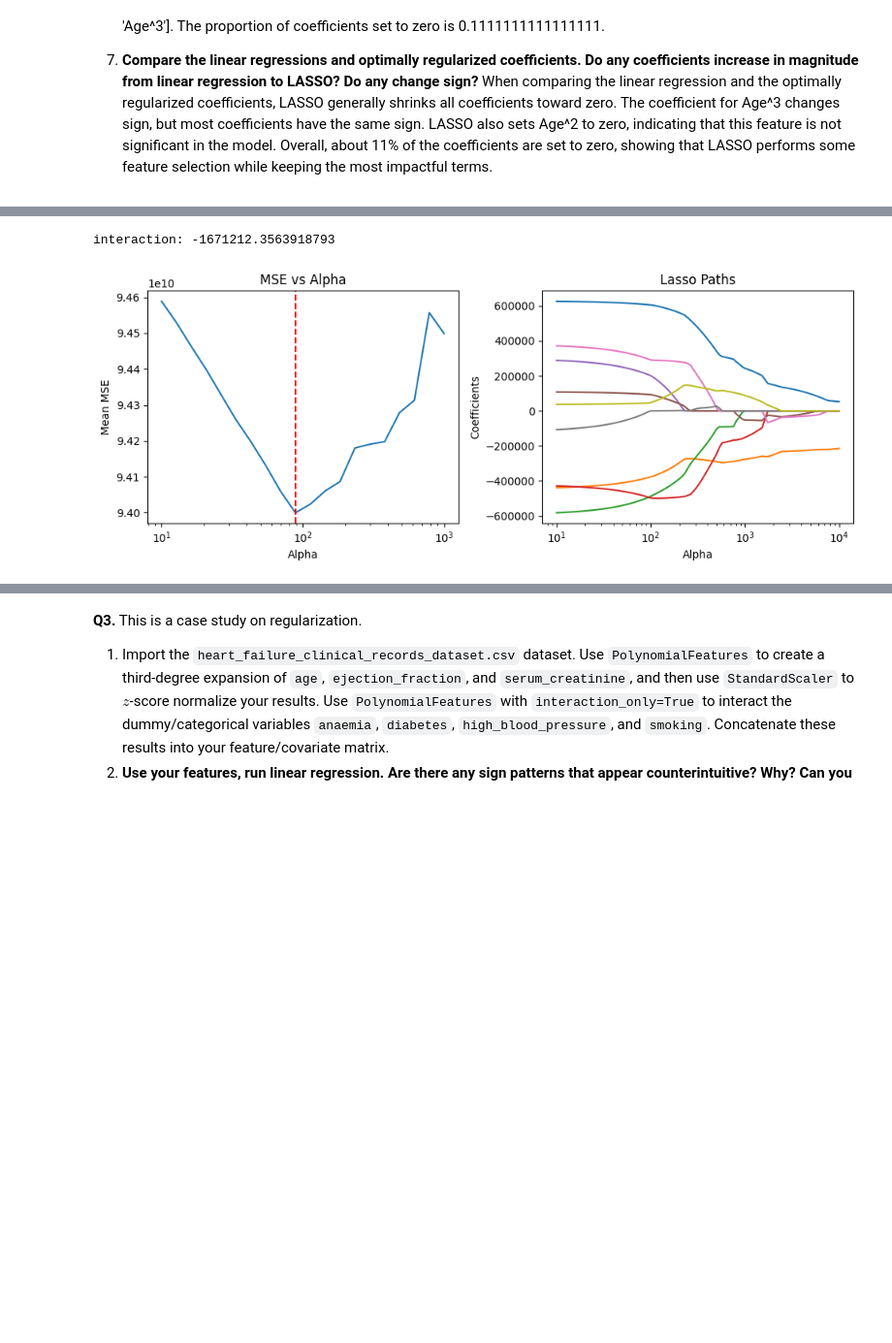
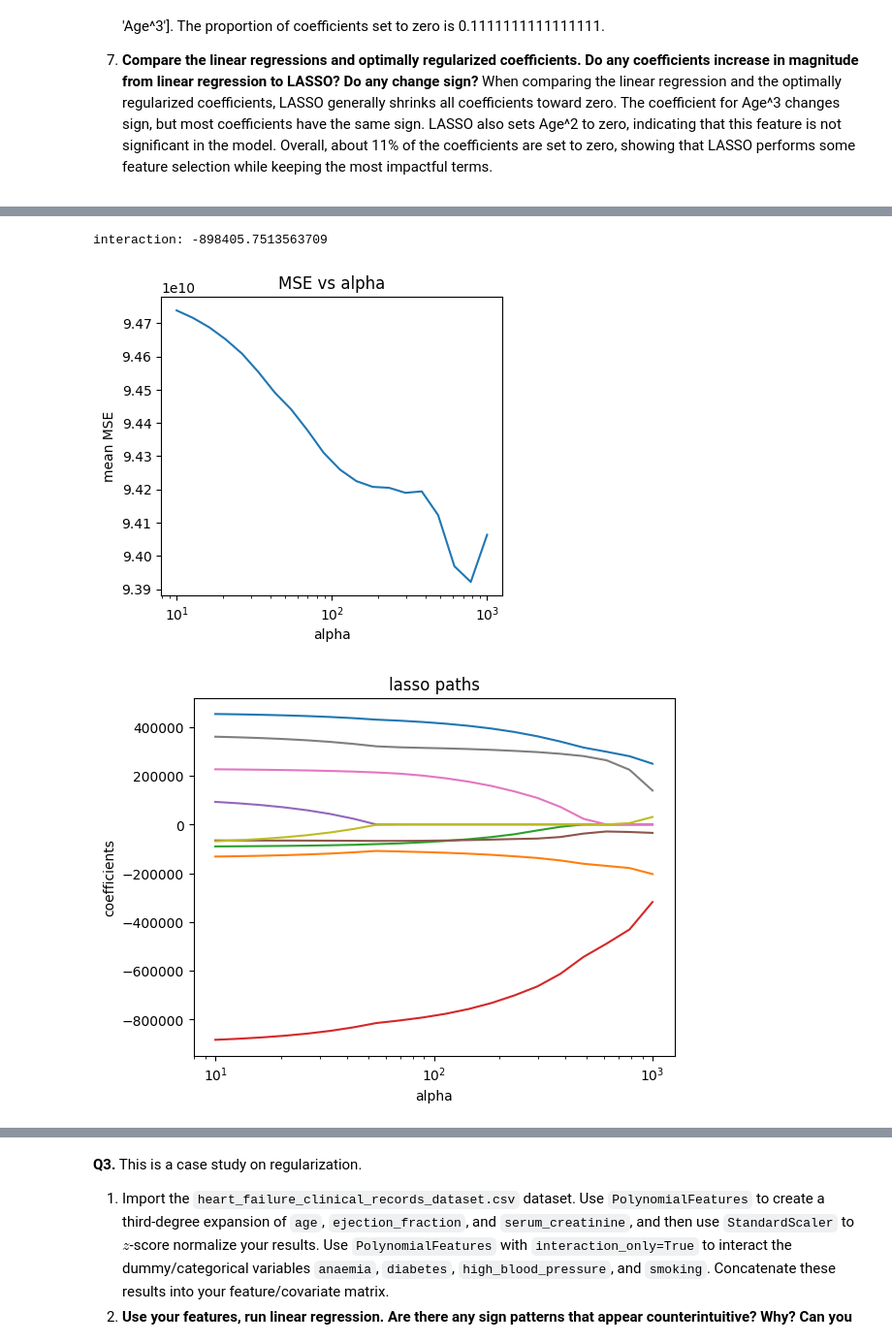
Before and after one commit to katiehutc/undergrad_ml_assignments, a Jupyter notebook: 04_assignment_regularization.ipynb, the cells around one changed output, grey strips where cells are left out. Shown at 97% size. Drawn from its saved outputs; the diff is of its cells as text; code cells hidden in the pictures; blank space fills up the shorter version.

```diff
--- a/04_assignment_regularization.ipynb
+++ b/04_assignment_regularization.ipynb
@@ -49,71 +49,84 @@ from sklearn.metrics import mean_squared_error
 
 # set up
 df = pd.read_csv('/content/data/cars_hw.csv')
-df['Age'] = 2026 - df['Make_Year']
+
+df['Age'] = df['Make_Year'].max() - df['Make_Year']
+
 X = df[['Mileage_Run', 'Age']]
-y = df['Price']
 
 # 1a and 1b
 poly = PolynomialFeatures(degree=3, include_bias=False)
 X_poly = poly.fit_transform(X)
-feature_names = poly.get_feature_names_out(['Mileage_Run', 'Age'])
 
 scaler = StandardScaler()
 X_scaled = scaler.fit_transform(X_poly)
 
+pd.DataFrame(X_scaled).head()
+
 # linear regression
+y = df['Price']
+
 lr = LinearRegression().fit(X_scaled, y)
+
+feature_names = poly.get_feature_names_out(['Mileage_Run', 'Age'])
 
 coeffs_lr = dict(zip(feature_names, lr.coef_))
 print(f"interaction: {coeffs_lr.get('Mileage_Run Age')}")
 
 # lasso
 alphas = np.logspace(1, 3, 20)
-lasso_cv = LassoCV(alphas=alphas, cv=20, max_iter=10000).fit(X_scaled, y)
+
+lasso_cv = LassoCV(alphas=alphas, cv=20, max_iter=100000)
+lasso_cv.fit(X_scaled, y)
+
+lasso_coef_df = pd.DataFrame({
+    "feature": feature_names,
+    "lasso_coefficient": lasso_cv.coef_
+})
+
 
 # plot cv mse
 mse_path = lasso_cv.mse_path_.mean(axis=1)
 plt.figure(figsize=(10, 4))
 plt.subplot(1, 2, 1)
 plt.semilogx(lasso_cv.alphas_, mse_path)
-plt.axvline(lasso_cv.alpha_, linestyle='--', color='r', label='Best Alpha')
-plt.title("MSE vs Alpha")
-plt.xlabel("Alpha")
-plt.ylabel("Mean MSE")
+plt.title("MSE vs alpha")
+plt.xlabel("alpha")
+plt.ylabel("mean MSE")
+plt.show()
 
 # plot coefficient paths
-n_alphas = 100
-alphas_path = np.logspace(1, 4, n_alphas)
 coefs = []
-for a in alphas_path:
-    l = Lasso(alpha=a)
+for a in alphas:
+    l = Lasso(alpha=a, max_iter=100000)
     l.fit(X_scaled, y)
     coefs.append(l.coef_)
 
-plt.subplot(1, 2, 2)
-ax = plt.gca()
-ax.plot(alphas_path, coefs)
-ax.set_xscale('log')
-plt.title("Lasso Paths")
-plt.xlabel("Alpha")
-plt.ylabel("Coefficients")
-plt.tight_layout()
+coefs = np.array(coefs)
+for i in range(coefs.shape[1]):
+    plt.plot(alphas, coefs[:, i])
+
+plt.xscale('log')
+plt.title("lasso paths")
+plt.xlabel("alpha")
+plt.ylabel("coefficients")
 plt.show()
 
 # select features
 selected_features = feature_names[lasso_cv.coef_ != 0]
 proportion_zero = np.sum(lasso_cv.coef_ == 0) / len(lasso_cv.coef_)
 print(f"selected: {selected_features}")
 print(f"proportion zero: {proportion_zero}")
 
 # comparison
 df_compare = pd.DataFrame({
     'Feature': feature_names,
     'Linear': lr.coef_,
     'Lasso': lasso_cv.coef_
 })
 print("\nCoefficients:")
 print(df_compare)
 # %% [output]
-interaction: -1671212.3563918793
+interaction: -898405.7513563709
-[figure, old version]
+[figure, new version]
+[figure, added]
```
Also changed, not shown: parts of 2 cells of this notebook.
